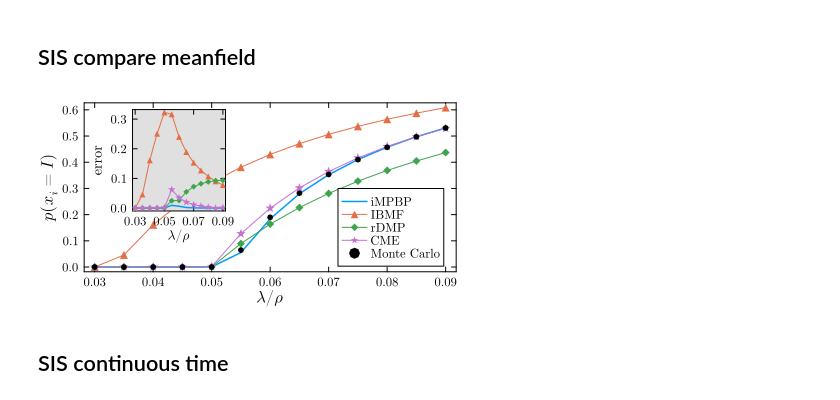
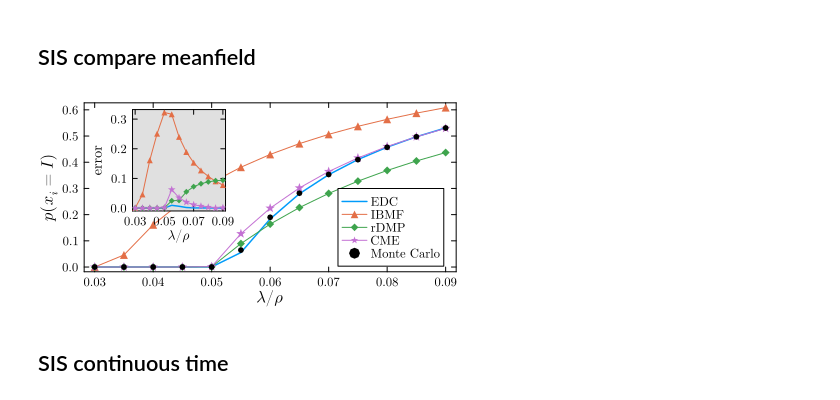
Before and after one commit to stecrotti/EternalDynamicCavity, a Jupyter notebook: scripts/plots.ipynb, the cells around one changed output. Saved outputs shown, nothing was run; the diff lists cells and outputs as text; code cells hidden in the pictures.

```diff
--- a/scripts/plots.ipynb
+++ b/scripts/plots.ipynb
@@ -174,35 +174,35 @@ data = load("../data/sis_meanfield_avg3.jld2")
 # %%
 p_mc_ss = [mean(p[end-1000:end]) for p in p_mc_val]
 p_dmp_ss = [p[end] for p in p_dmp_disc_avg]
 p_cme_ss = [p[end] for p in p_cme_disc_avg]
 p_ibmf_ss = [p[end] for p in p_ibmf_disc_avg]
 p_bp_ss = p_bp
 
 ms = 4; lw = 1
 
 pl = plot(; xlabel=L"\lambda/\rho", ylabel=L"p(x_i=I)")
-plot!(pl, λs, p_bp_ss, label="iMPBP"; ms, lw=1.5)
+plot!(pl, λs, p_bp_ss, label="EDC"; ms, lw=1.5)
 plot!(pl, λs, p_ibmf_ss, label="IBMF"; m=:utriangle, ms, lw)
 plot!(pl, λs, p_dmp_ss, label="rDMP"; m=:diamond, ms, lw)
 plot!(pl, λs, p_cme_ss, label="CME"; m=:star, ms=5, lw)
 plot!(pl, λs, p_mc_ss, label="Monte Carlo"; m=:o, ms=3, lw, st=:scatter, c=:black)
 
 plot!(pl, inset=(1, bbox(0.13, 0.04, 0.25, 0.6)), subplot=2)
 
 ms = 3
 
 plot!(pl[2]; xlabel=L"\lambda/\rho", ylabel="error", labelfontsize=9)
 plot!(pl[2], λs, abs.(p_bp_ss - p_mc_ss), label=""; lw=1.5)
 plot!(pl[2], λs, abs.(p_ibmf_ss - p_mc_ss), label="", m=:utriangle; ms, lw)
 plot!(pl[2], λs, abs.(p_dmp_ss - p_mc_ss), label="", m=:diamond; ms, lw)
 plot!(pl[2], λs, abs.(p_cme_ss - p_mc_ss), label="", m=:star; ms=4, lw)
 plot!(pl[2], xticks=λs[1:4:end])
 plot!(pl[2], background_color_inside=:grey88)
 
 plot!(pl, size=(600,300)./scaling_single, legend=:bottomright, margin=0.5Plots.mm,
     legendfontsize=8)
 # %% [output]
-[figure, old version]
+[figure, new version]
 # %%
 savefig(pl, "plot_outputs/sis_meanfield.pdf");
 # %% [markdown]
```
Also changed, not shown: parts of 6 cells of this notebook.
